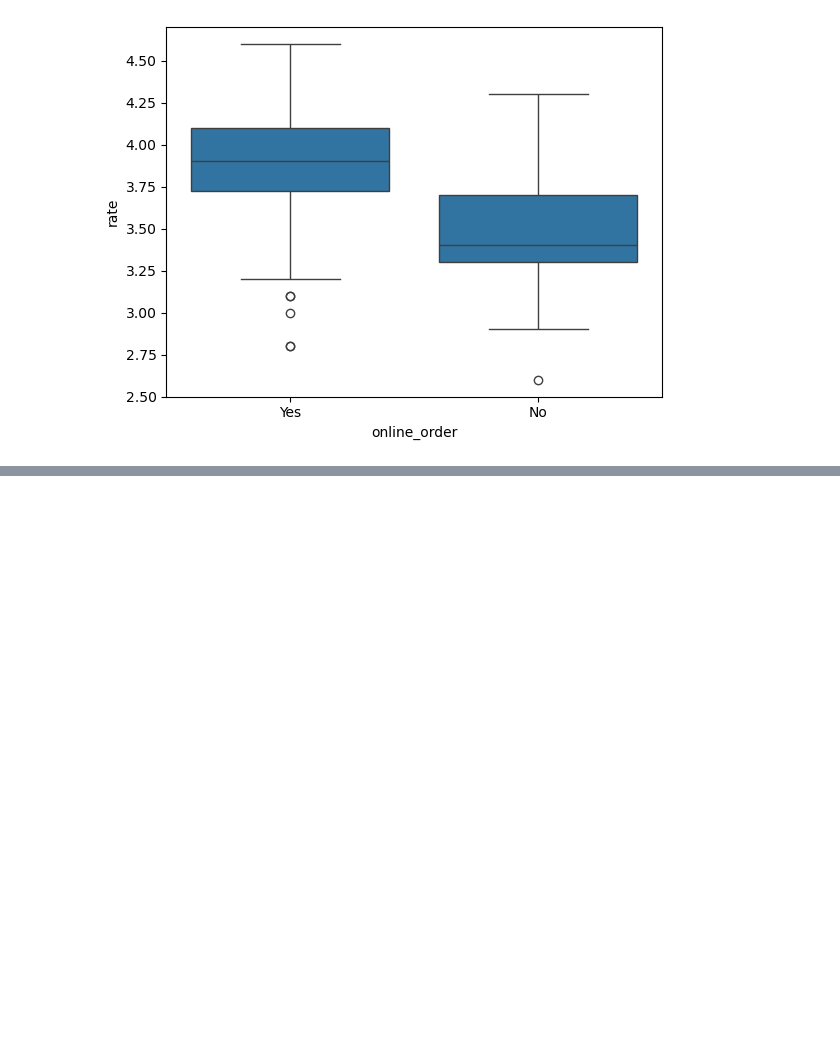
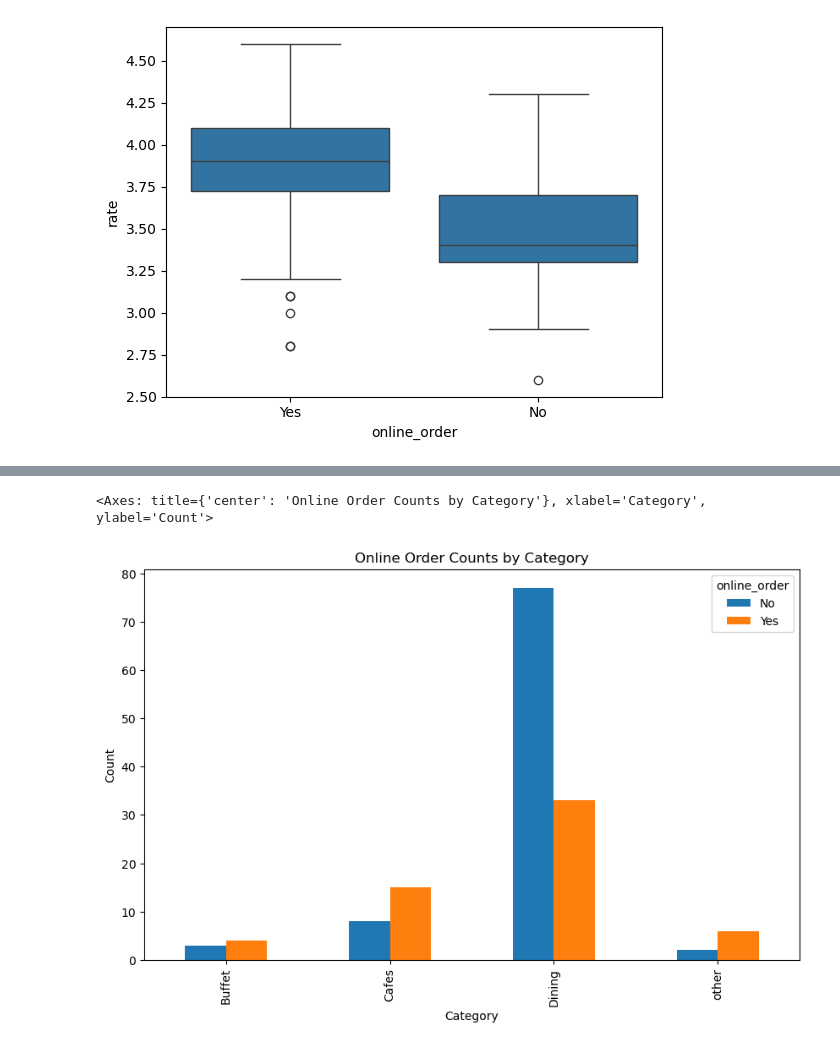
Before and after one commit to Aswajc/Data_Analysis_Project_zomato, a Jupyter notebook: zomato.ipynb, the cells around one changed output, grey strips where cells are left out. Cells and saved outputs as stored; diff of their text form; code cells hidden in the pictures; blank space fills up the shorter version.

```diff
--- a/zomato.ipynb
+++ b/zomato.ipynb
@@ -297,0 +308,11 @@ sns.boxplot(data=df,x='online_order',y='rate')
+# %%
+df.groupby(['listed_in(type)', 'online_order']).size().unstack().plot(
+    kind='bar',
+    title='Online Order Counts by Category',
+    ylabel='Count',
+    xlabel='Category',
+    figsize=(10, 6),
+)
+# %% [output]
+<Axes: title={'center': 'Online Order Counts by Category'}, xlabel='Category', ylabel='Count'>
+[figure, added]
```
Also changed, not shown: parts of 16 cells of this notebook.
